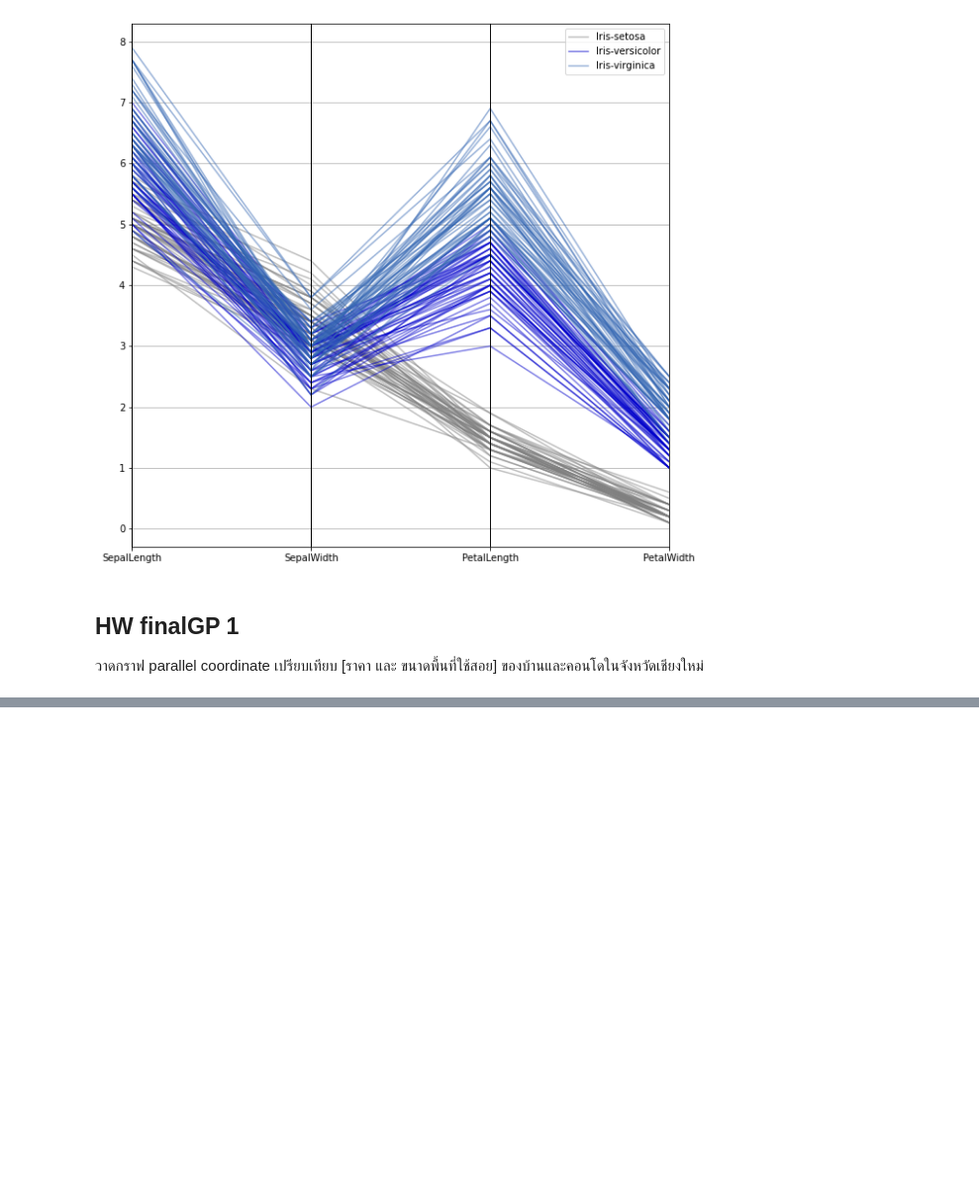
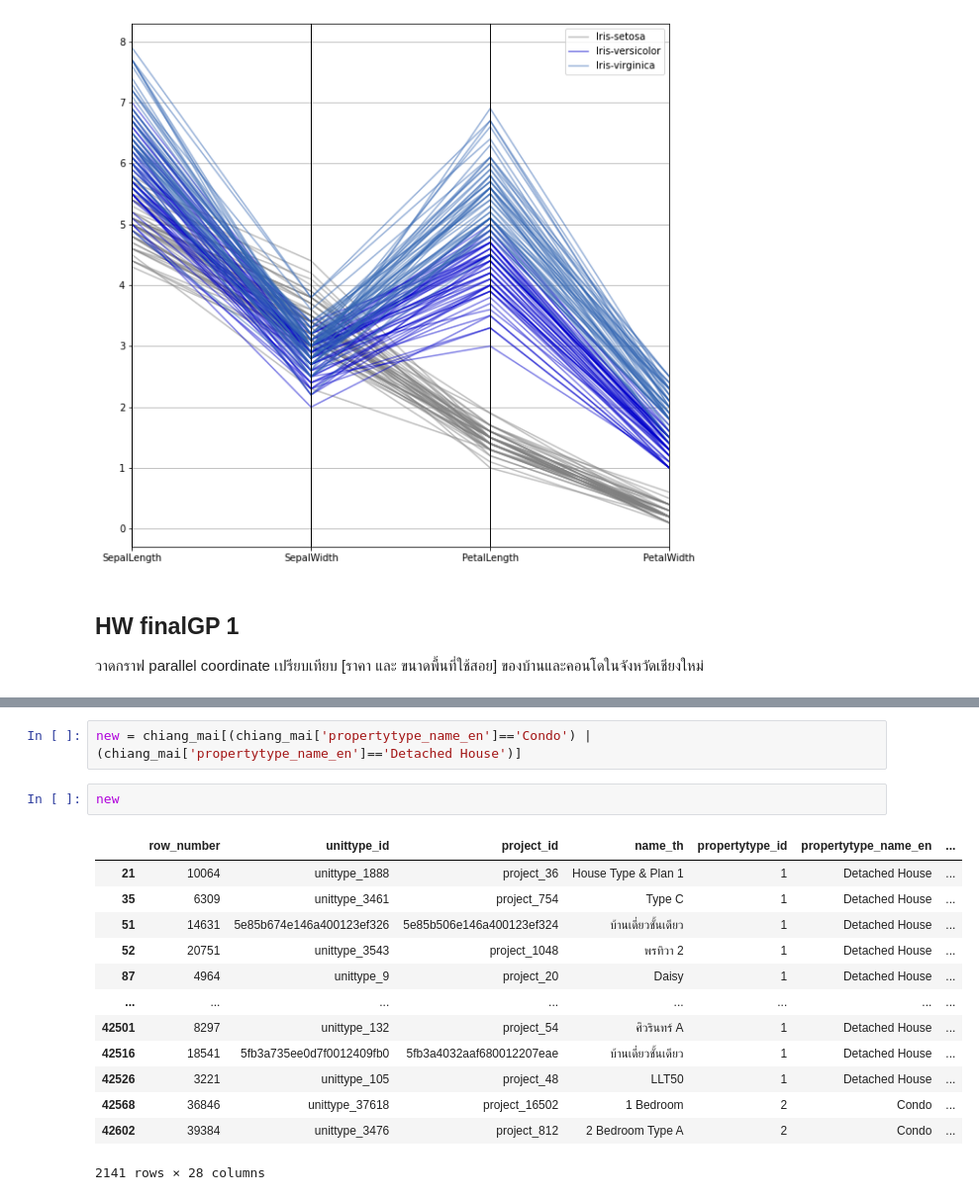
Before and after one commit to pornnakanok/BasicProg_DataViz65, a Jupyter notebook: DataViz01_Table_Data.ipynb, the cells around one changed output, grey strips where cells are left out. Shown at 99% size. Cells and saved outputs as stored; diff of their text form; blank space fills up the shorter version.

```diff
--- a/DataViz01_Table_Data.ipynb
+++ b/DataViz01_Table_Data.ipynb
@@ -210,0 +283,18 @@ pd.plotting.parallel_coordinates(df, 'Name', color=[[0.5,0.5,0.5,0.5],[0,0,0.8,0
+# %%
+new = chiang_mai[(chiang_mai['propertytype_name_en']=='Condo') | (chiang_mai['propertytype_name_en']=='Detached House')]
+# %%
+new
+# %% [output]
+|  | row_number | unittype_id | project_id | name_th | propertytype_id | propertytype_name_en | ... |
+| 21 | 10064 | unittype_1888 | project_36 | House Type & Plan 1 | 1 | Detached House | ... |
+| 35 | 6309 | unittype_3461 | project_754 | Type C | 1 | Detached House | ... |
+| 51 | 14631 | 5e85b674e146a400123ef326 | 5e85b506e146a400123ef324 | บ้านเดี่ยวชั้นเดียว | 1 | Detached House | ... |
+| 52 | 20751 | unittype_3543 | project_1048 | พรทิวา 2 | 1 | Detached House | ... |
+| 87 | 4964 | unittype_9 | project_20 | Daisy | 1 | Detached House | ... |
+| ... | ... | ... | ... | ... | ... | ... | ... |
+| 42501 | 8297 | unittype_132 | project_54 | ศิวรินทร์ A | 1 | Detached House | ... |
+| 42516 | 18541 | 5fb3a735ee0d7f0012409fb0 | 5fb3a4032aaf680012207eae | บ้านเดี่ยวชั้นเดียว | 1 | Detached House | ... |
+| 42526 | 3221 | unittype_105 | project_48 | LLT50 | 1 | Detached House | ... |
+| 42568 | 36846 | unittype_37618 | project_16502 | 1 Bedroom | 2 | Condo | ... |
+| 42602 | 39384 | unittype_3476 | project_812 | 2 Bedroom Type A | 2 | Condo | ... |
+2141 rows × 28 columns
```
Also changed, not shown: parts of 11 cells of this notebook.
